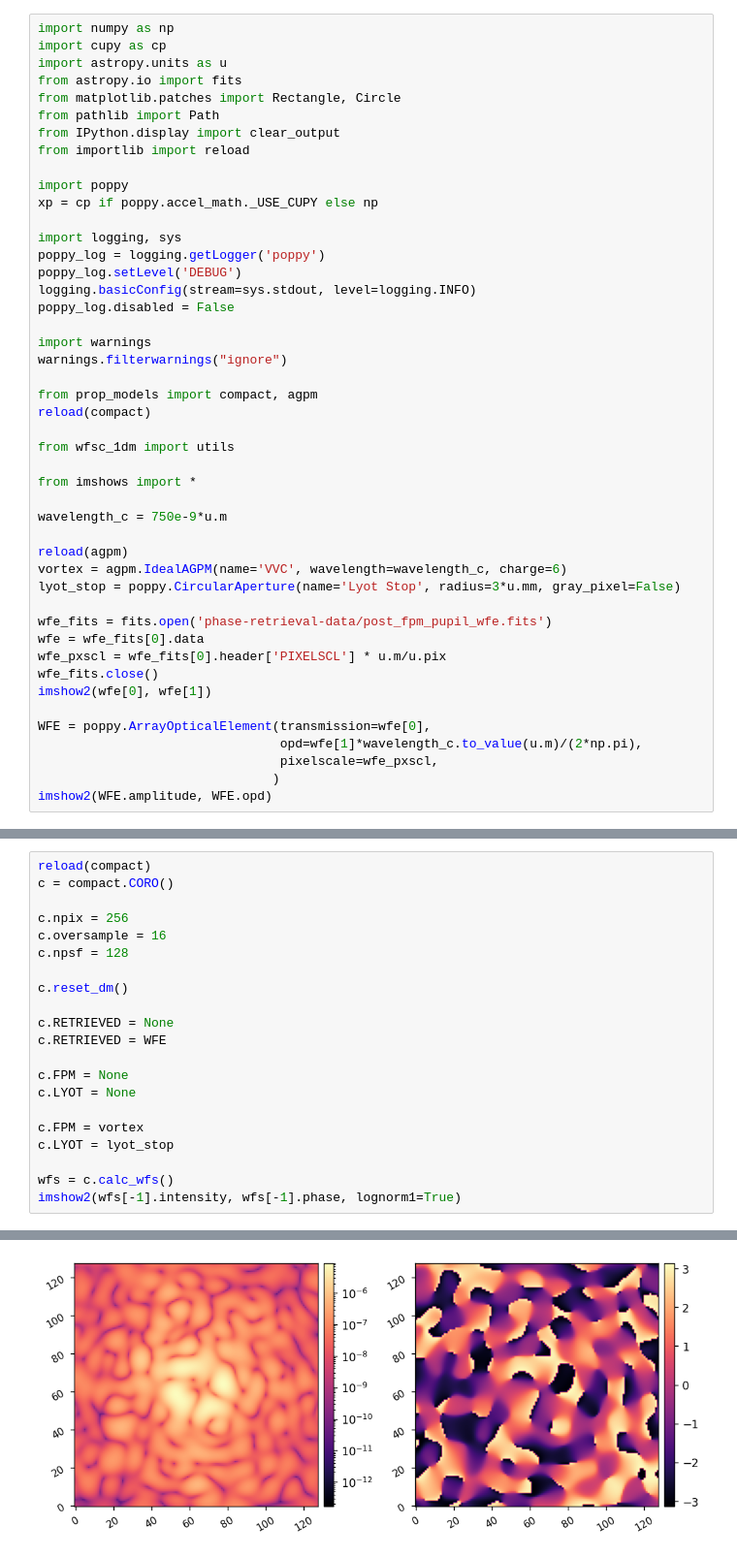
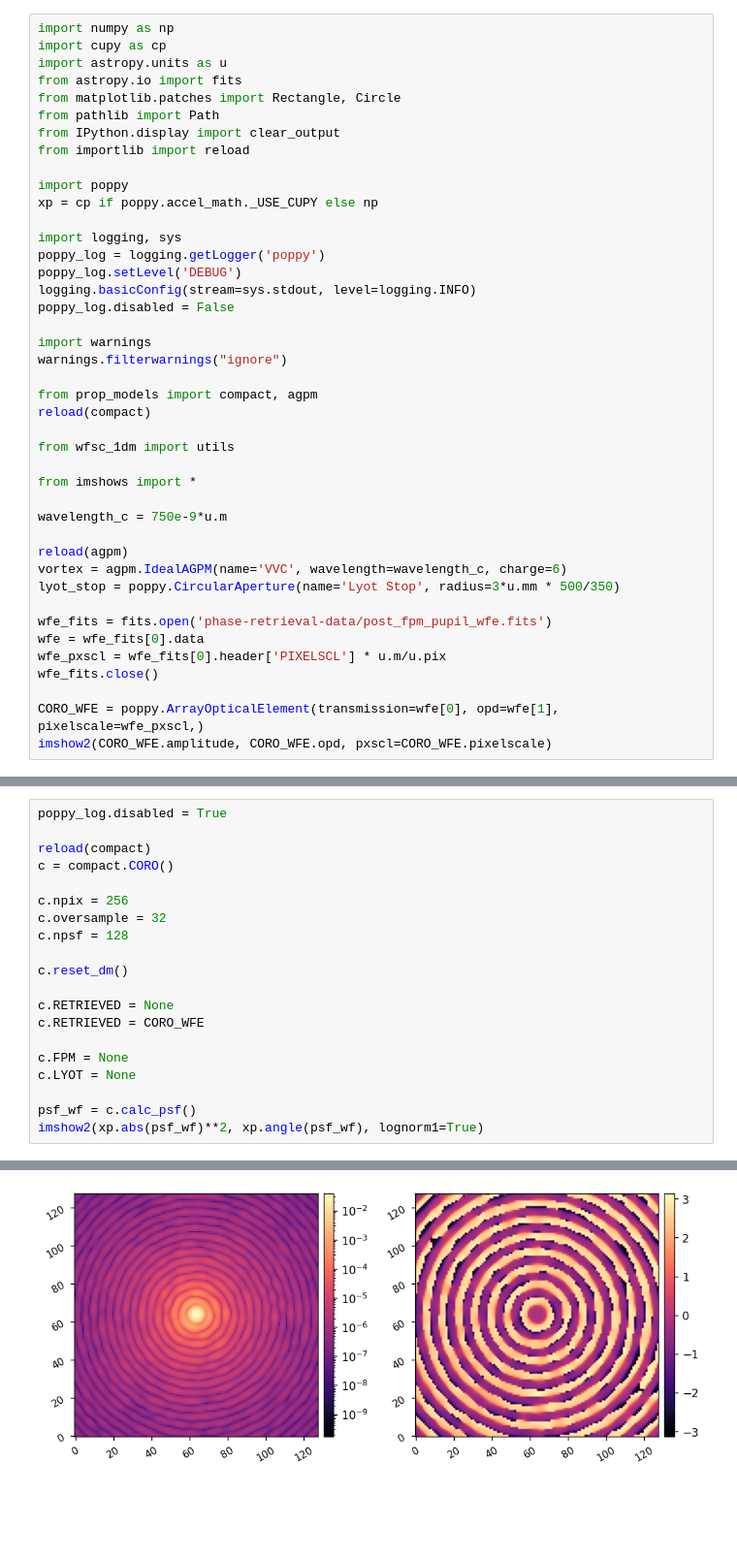
Before and after one commit to kian1377/apra-howfsc-models, a Jupyter notebook: test_compact_model.ipynb, the cells around one changed output, grey strips where cells are left out. Shown at 97% size. Saved outputs shown, nothing was run; the diff lists cells and outputs as text; blank space fills up the shorter version.

```diff
--- a/test_compact_model.ipynb
+++ b/test_compact_model.ipynb
@@ -31,17 +31,13 @@ wavelength_c = 750e-9*u.m
 
 reload(agpm)
 vortex = agpm.IdealAGPM(name='VVC', wavelength=wavelength_c, charge=6)
-lyot_stop = poppy.CircularAperture(name='Lyot Stop', radius=3*u.mm, gray_pixel=False)
+lyot_stop = poppy.CircularAperture(name='Lyot Stop', radius=3*u.mm * 500/350)
 
 wfe_fits = fits.open('phase-retrieval-data/post_fpm_pupil_wfe.fits')
 wfe = wfe_fits[0].data
 wfe_pxscl = wfe_fits[0].header['PIXELSCL'] * u.m/u.pix
 wfe_fits.close()
-imshow2(wfe[0], wfe[1])
 
-WFE = poppy.ArrayOpticalElement(transmission=wfe[0],
-                                opd=wfe[1]*wavelength_c.to_value(u.m)/(2*np.pi),
-                                pixelscale=wfe_pxscl,
-                               )
-imshow2(WFE.amplitude, WFE.opd)
+CORO_WFE = poppy.ArrayOpticalElement(transmission=wfe[0], opd=wfe[1], pixelscale=wfe_pxscl,)
+imshow2(CORO_WFE.amplitude, CORO_WFE.opd, pxscl=CORO_WFE.pixelscale)
 # %% [output]
@@ -50,22 +45,21 @@ imshow2(WFE.amplitude, WFE.opd)
 # %%
+poppy_log.disabled = True
+
 reload(compact)
 c = compact.CORO()
 
 c.npix = 256
-c.oversample = 16
+c.oversample = 32
 c.npsf = 128
 
 c.reset_dm()
 
 c.RETRIEVED = None
-c.RETRIEVED = WFE
+c.RETRIEVED = CORO_WFE
 
 c.FPM = None
 c.LYOT = None
 
-c.FPM = vortex
-c.LYOT = lyot_stop
-
-wfs = c.calc_wfs()
-imshow2(wfs[-1].intensity, wfs[-1].phase, lognorm1=True)
+psf_wf = c.calc_psf()
+imshow2(xp.abs(psf_wf)**2, xp.angle(psf_wf), lognorm1=True)
 # %% [output]
@@ -74,4 +66,4 @@ PSF calculated in 0.411s
-[figure, old version]
+[figure, new version]
 # %%
 poppy_log.disabled = True
 
```
Also changed, not shown: parts of 4 cells of this notebook, 3 other files.
